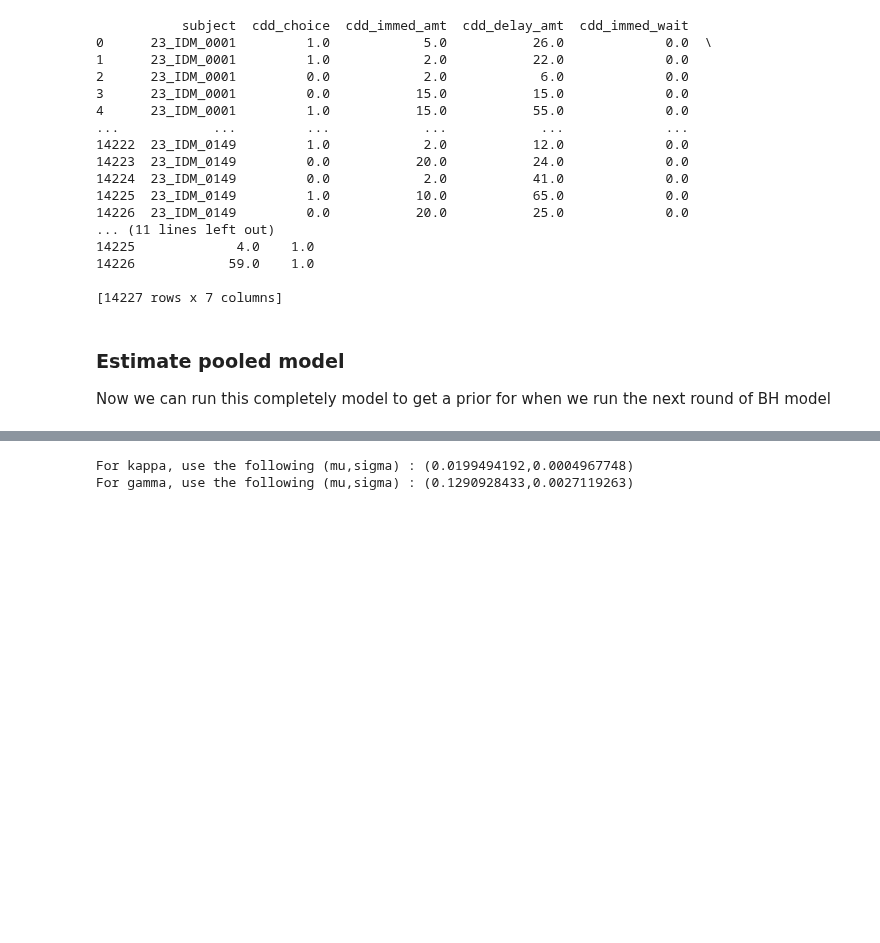
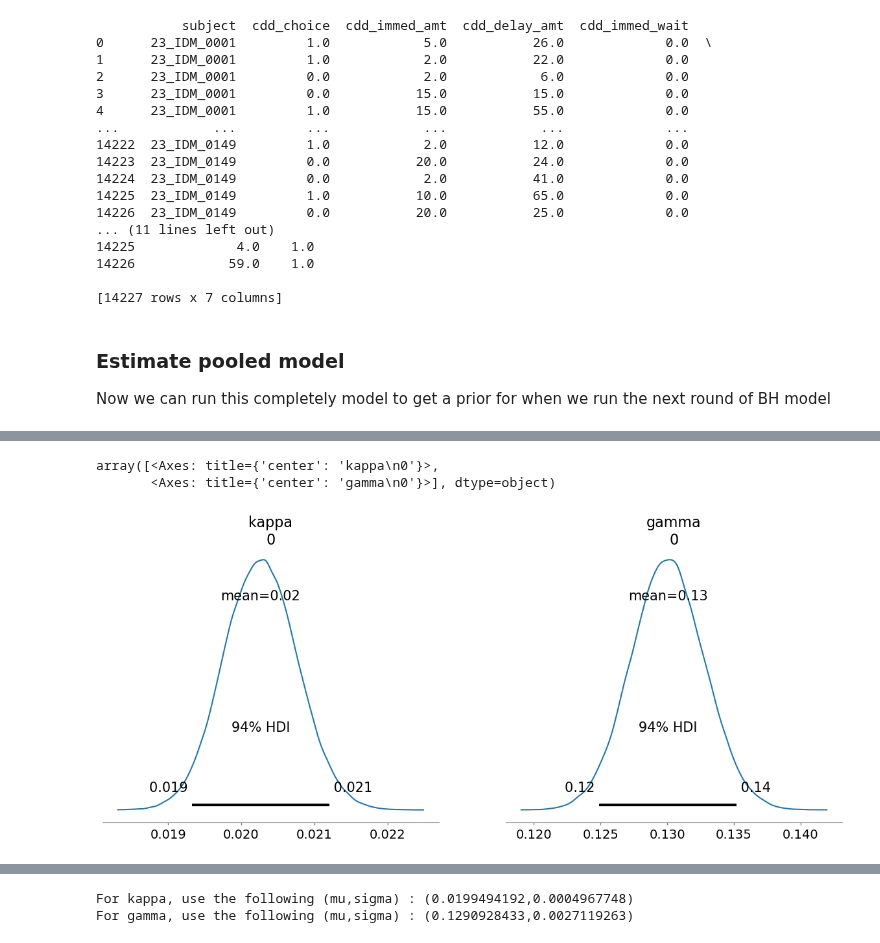
Before and after one commit to CDN-Lab/BH_model, a Jupyter notebook: complete_pool_as_prior.ipynb, the cells around one changed output, grey strips where cells are left out. Drawn from its saved outputs; the diff is of its cells as text; code cells hidden in the pictures; blank space fills up the shorter version.

```diff
--- a/complete_pool_as_prior.ipynb
+++ b/complete_pool_as_prior.ipynb
@@ -142,0 +147,6 @@ KeyError: 'cdd_trial_resp.corr'
+# %%
+az.plot_posterior(trace_pool,var_names=["kappa","gamma"])
+# %% [output]
+array([<Axes: title={'center': 'kappa\n0'}>,
+       <Axes: title={'center': 'gamma\n0'}>], dtype=object)
+[figure, added]
```
Also changed, not shown: parts of 5 cells of this notebook.
